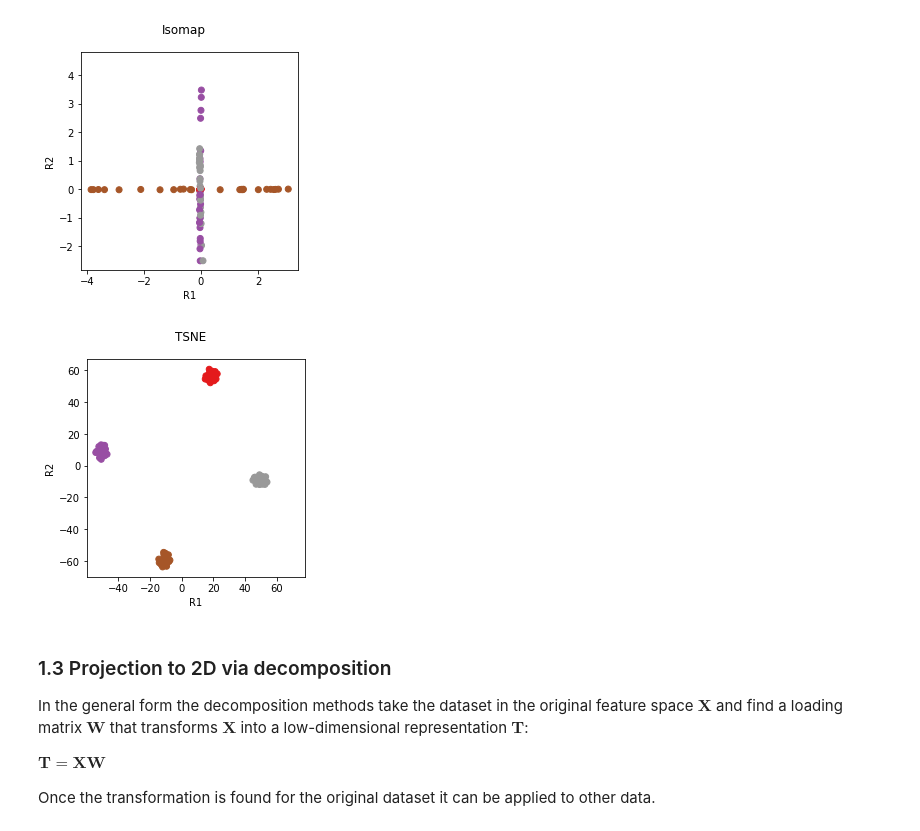
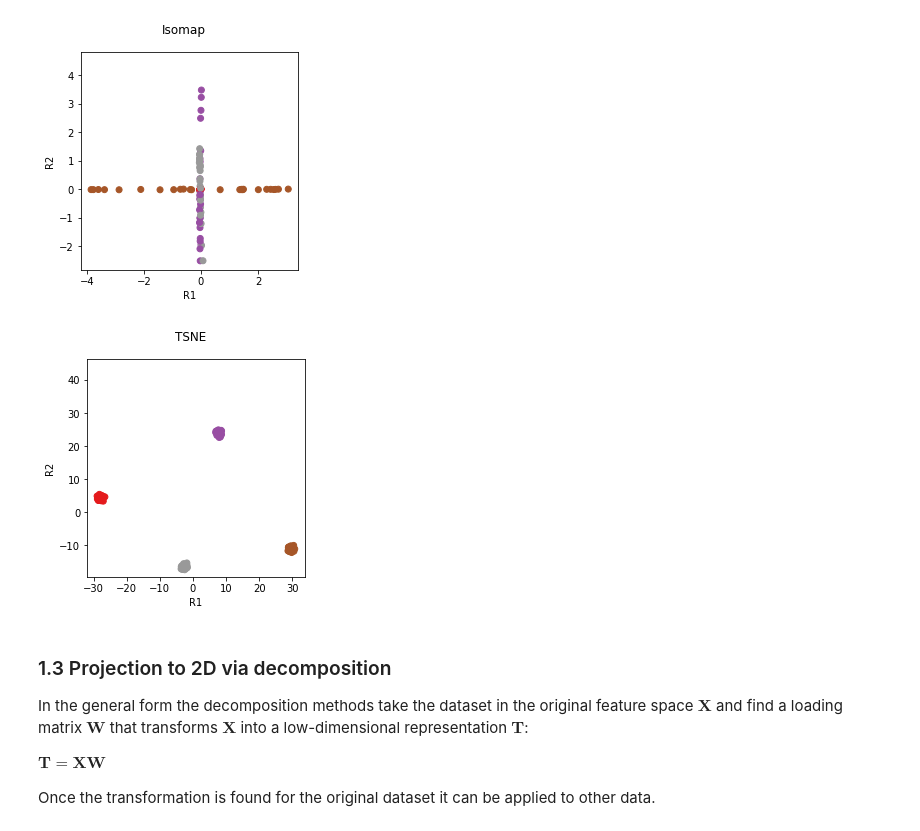
Before and after one commit to biof509/spring2019, a Jupyter notebook: docs/_downloads/Week10.ipynb, the cells around one changed output. Cells and saved outputs as stored; diff of their text form; code cells hidden in the pictures.

```diff
--- a/docs/_downloads/Week10.ipynb
+++ b/docs/_downloads/Week10.ipynb
@@ -122,10 +136,10 @@ scatterplot_2D(R_ISO, 'Isomap', y)
 # %% [output]
 [figure]
 # %%
-R_TSNE = TSNE(n_components=2, perplexity=10.0).fit_transform(X)
+R_TSNE = TSNE(n_components=2, perplexity=20).fit_transform(X)
 scatterplot_2D(R_TSNE, 'TSNE', y)
 # %% [output]
-[figure, old version]
+[figure, new version]
 # %% [markdown]
 ### 1.3 Projection to 2D via decomposition
 
```
Also changed, not shown: parts of 7 cells of this notebook, 7 other files.
